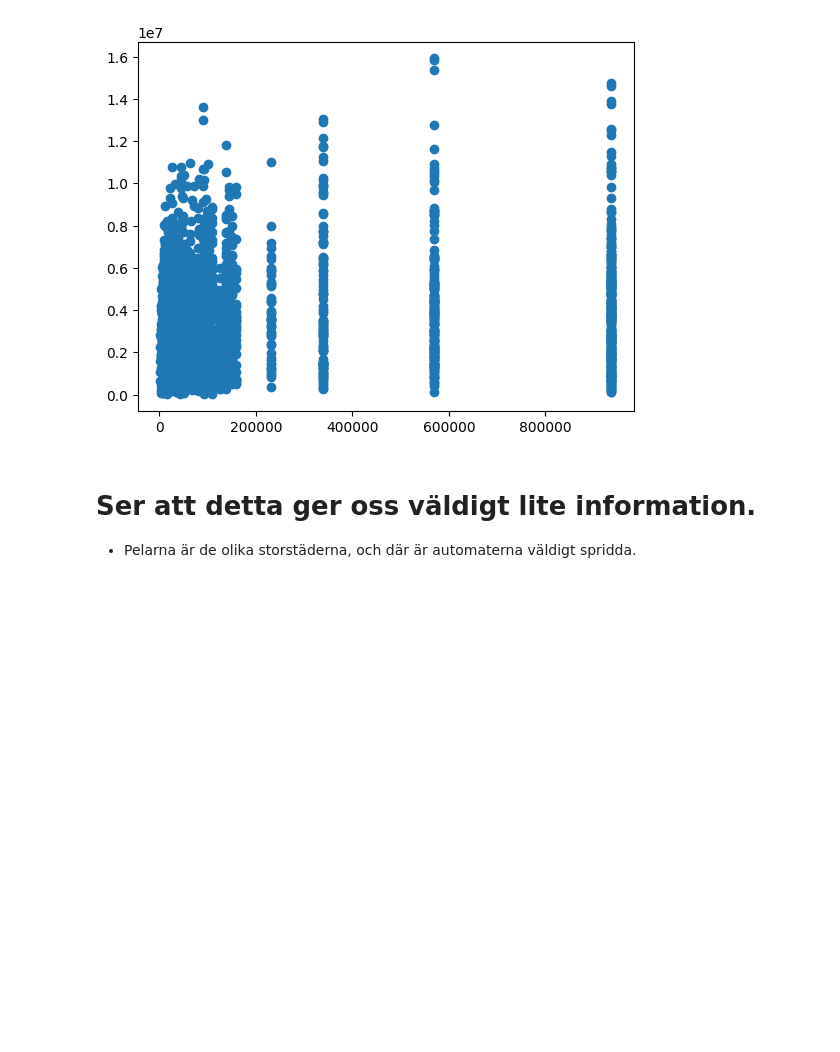
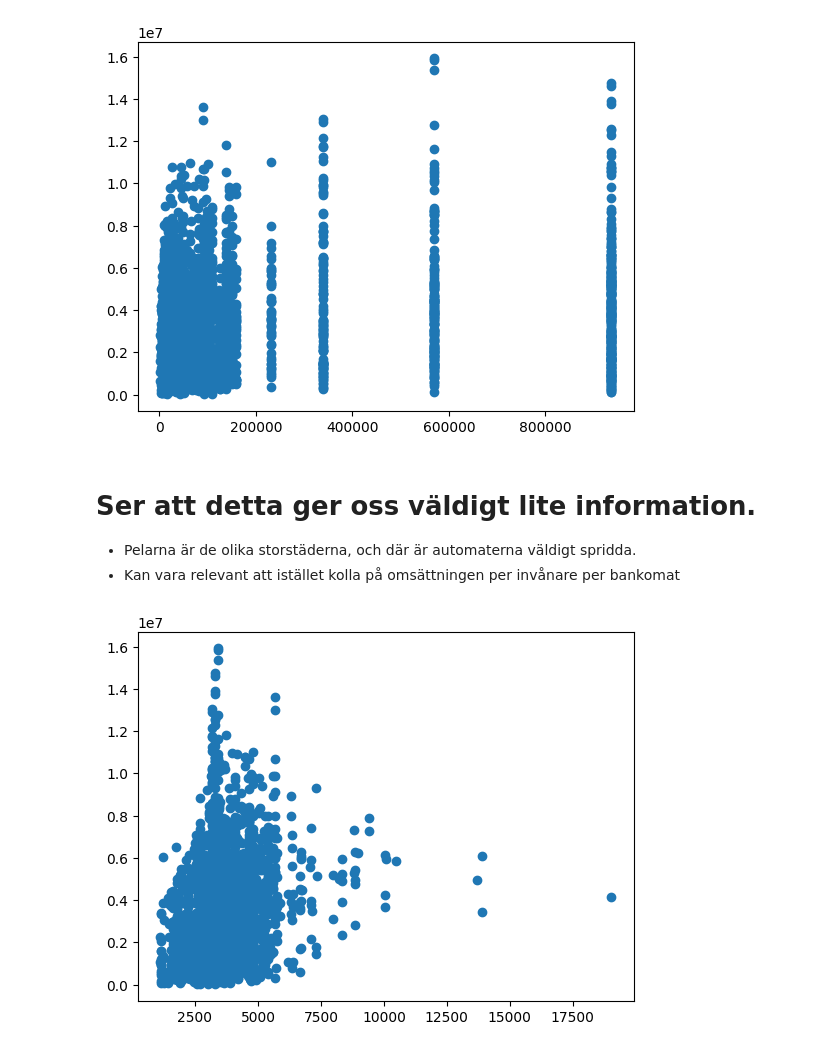
Before and after one commit to FabianFix/Kvaff-Projekt, a Jupyter notebook: project.ipynb, the cells around one changed output. Saved outputs shown, nothing was run; the diff lists cells and outputs as text; code cells hidden in the pictures; blank space fills up the shorter version.

```diff
--- a/project.ipynb
+++ b/project.ipynb
@@ -48,3 +48,8 @@ analyser.scatterPlotOmsättningPerInvånare()
 # %% [markdown]
 # Ser att detta ger oss väldigt lite information.
 * Pelarna är de olika storstäderna, och där är automaterna väldigt spridda.
+* Kan vara relevant att istället kolla på omsättningen per invånare per bankomat
+# %%
+analyser.scatterPlotOmsättningPerInvånarePerBankomat()
+# %% [output]
+[figure, added]
```
Also changed, not shown: parts of 4 cells of this notebook, 2 other files.
